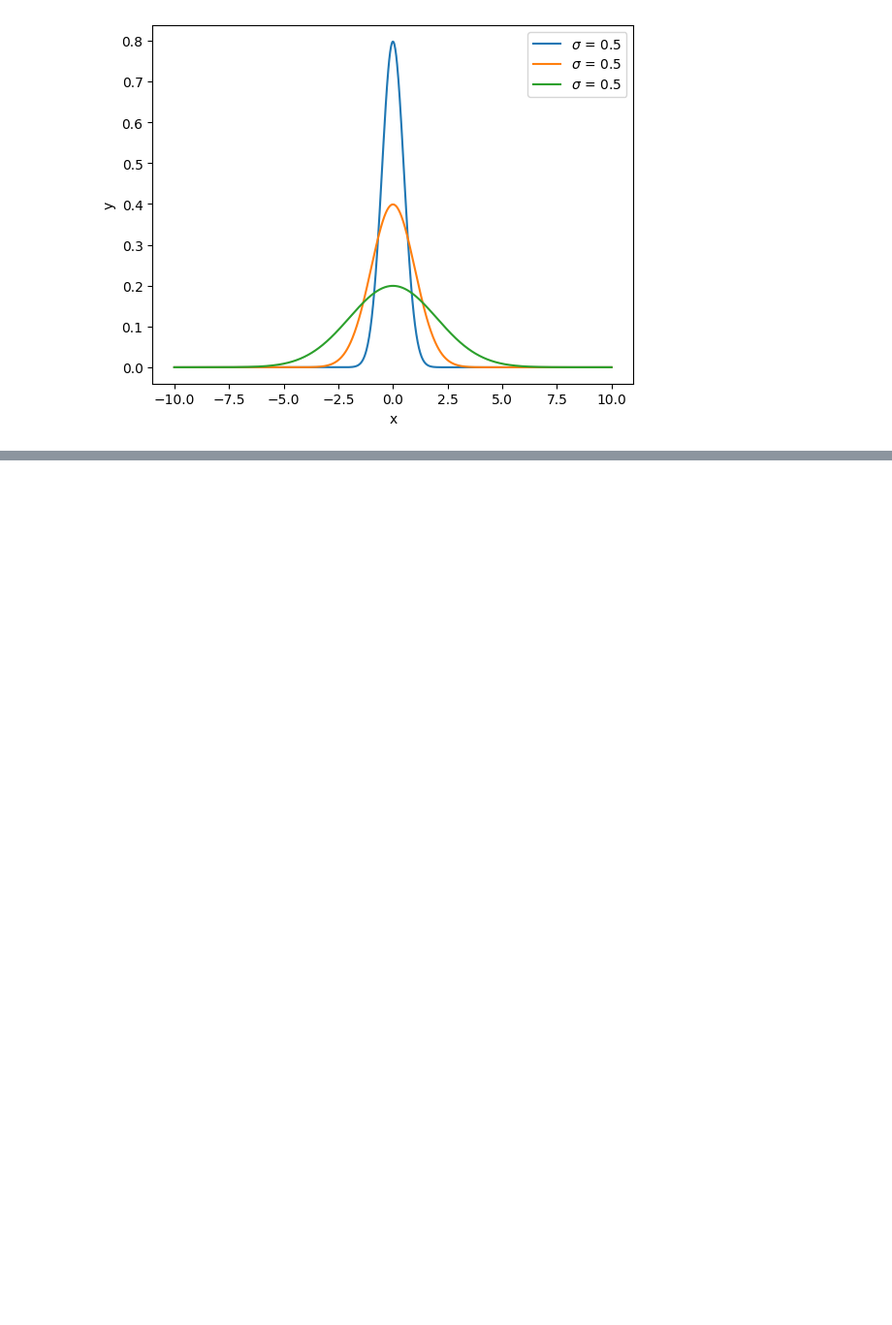
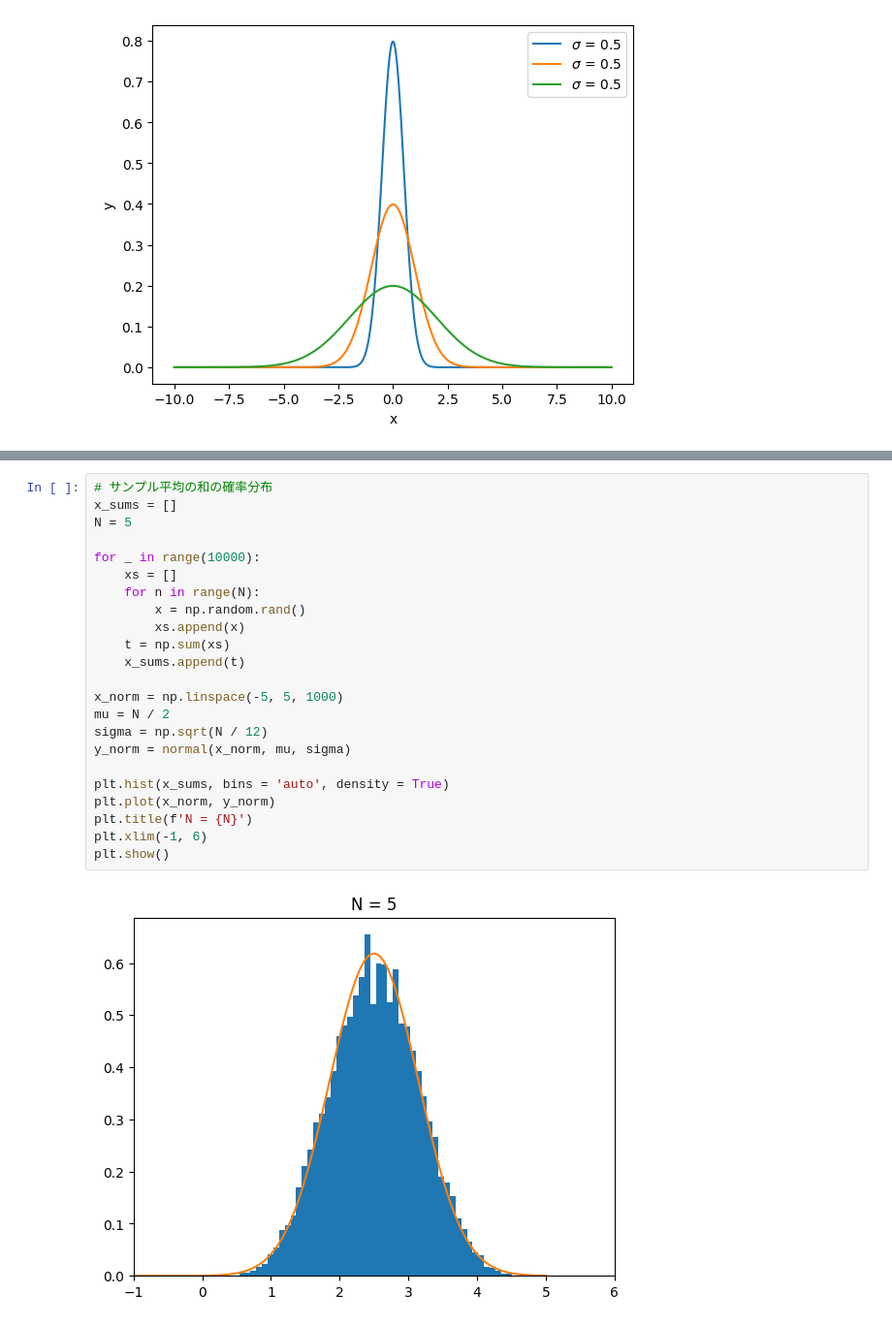
Before and after one commit to shirakurak/write-code-every-day, a Jupyter notebook: 0-tsuku-5-note.ipynb, the cells around one changed output, grey strips where cells are left out. Shown at 97% size. Drawn from its saved outputs; the diff is of its cells as text; blank space fills up the shorter version.

```diff
--- a/0-tsuku-5-note.ipynb
+++ b/0-tsuku-5-note.ipynb
@@ -114,0 +116,25 @@ plt.show()
+# %%
+# サンプル平均の和の確率分布
+x_sums = []
+N = 5
+
+for _ in range(10000):
+    xs = []
+    for n in range(N):
+        x = np.random.rand()
+        xs.append(x)
+    t = np.sum(xs)
+    x_sums.append(t)
+
+x_norm = np.linspace(-5, 5, 1000)
+mu = N / 2
+sigma = np.sqrt(N / 12)
+y_norm = normal(x_norm, mu, sigma)
+
+plt.hist(x_sums, bins = 'auto', density = True)
+plt.plot(x_norm, y_norm)
+plt.title(f'N = {N}')
+plt.xlim(-1, 6)
+plt.show()
+# %% [output]
+[figure, added]
```
Also changed, not shown: parts of 2 cells of this notebook.
